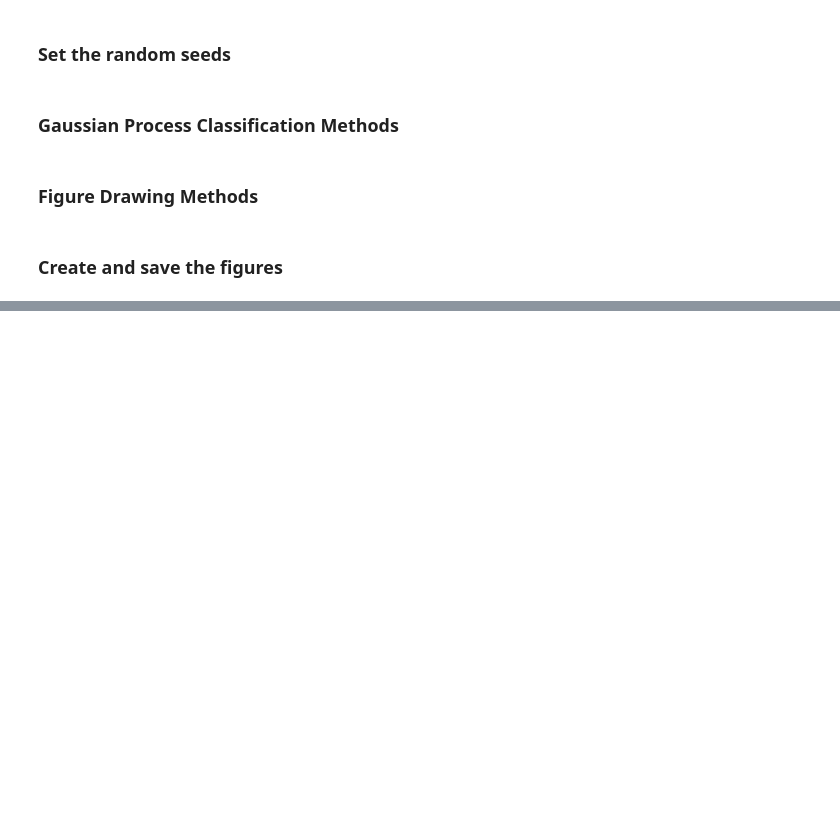
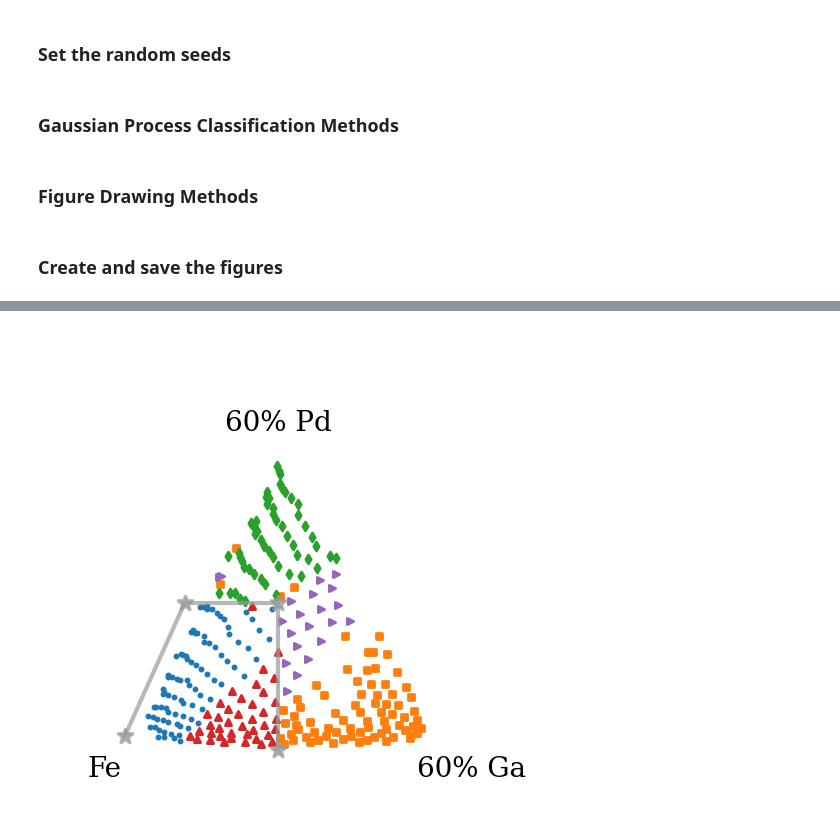
Before and after one commit to fadams-umd/CAMEO-HITL, a Jupyter notebook: create_figures.ipynb, the cells around one changed output, grey strips where cells are left out. Saved outputs shown, nothing was run; the diff lists cells and outputs as text; code cells hidden in the pictures; blank space fills up the shorter version.

```diff
--- a/create_figures.ipynb
+++ b/create_figures.ipynb
@@ -521,0 +695,9 @@ fig.savefig('figures/Combined Results.png')
+# %%
+fig, ax = plt.subplots(figsize=(6.5, 2.5), dpi=200)
+
+tax = ternary.TernaryAxesSubplot(ax, scale=0.6)
+input_sc(tax, [(0.07, 0.05), (0.16, 0.25), (0.3, 0.25), (0.3, 0.03)], True)
+
+plt.tight_layout()
+# %% [output]
+[figure, added]
```
Also changed, not shown: parts of 20 cells of this notebook, 1 other file.
